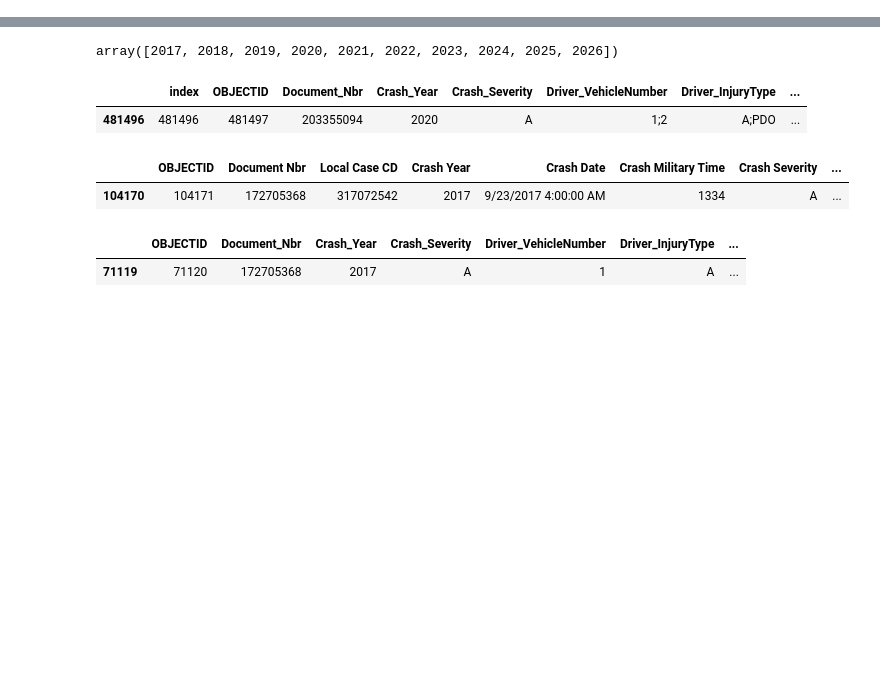
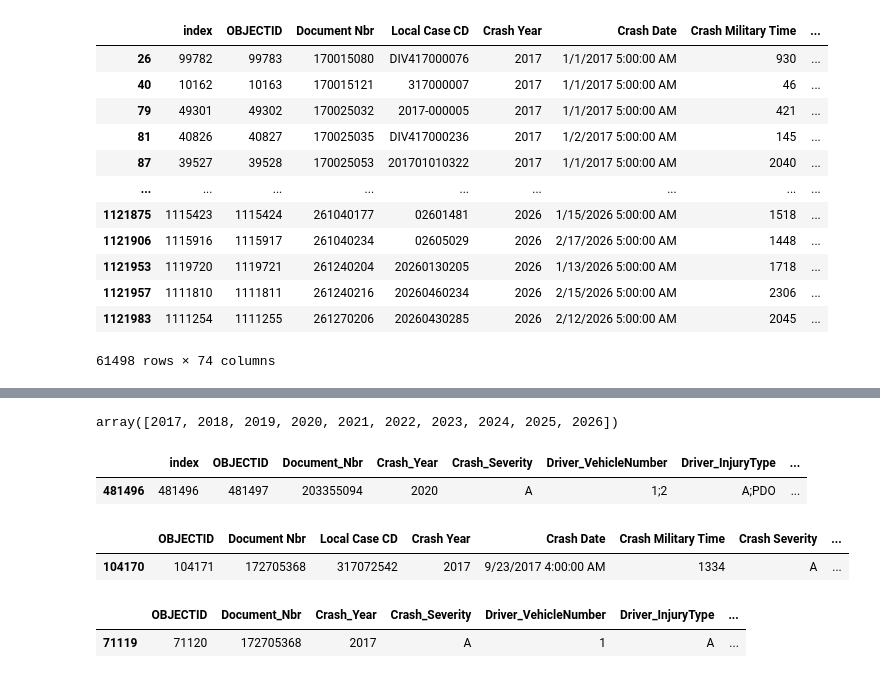
Before and after one commit to bencarneiro/ntsb, a Jupyter notebook: virginia/Untitled.ipynb, the cells around one changed output, grey strips where cells are left out. Cells and saved outputs as stored; diff of their text form; code cells hidden in the pictures; blank space fills up the shorter version.

```diff
--- a/virginia/Untitled.ipynb
+++ b/virginia/Untitled.ipynb
@@ -8,3 +8,27 @@ from datetime import datetime
 basic = pd.read_csv("virginia_basic.csv").sort_values(by="Document Nbr").reset_index()
 basic = basic[(basic['Crash Severity'] == "A") | (basic['Crash Severity'] == "K")]
 detail = pd.read_csv("virginia_detail.csv").sort_values(by="Document_Nbr").reset_index()
+# %%
+basic = pd.read_csv("virginia_basic.csv").sort_values(by="Document Nbr").reset_index()
+detail = pd.read_csv("virginia_detail.csv").sort_values(by="Document_Nbr").reset_index()
+# %%
+basic = basic[(basic['Crash Severity'] == "A") | (basic['Crash Severity'] == "K")]
+detail = detail[detail.index.isin(basic.index)]
+basic.to_csv("basic.csv")
+detail.to_csv("detail.csv")
+# %%
+basic
+# %% [output]
+|  | index | OBJECTID | Document Nbr | Local Case CD | Crash Year | Crash Date | Crash Military Time | ... |
+| 26 | 99782 | 99783 | 170015080 | DIV417000076 | 2017 | 1/1/2017 5:00:00 AM | 930 | ... |
+| 40 | 10162 | 10163 | 170015121 | 317000007 | 2017 | 1/1/2017 5:00:00 AM | 46 | ... |
+| 79 | 49301 | 49302 | 170025032 | 2017-000005 | 2017 | 1/1/2017 5:00:00 AM | 421 | ... |
+| 81 | 40826 | 40827 | 170025035 | DIV417000236 | 2017 | 1/2/2017 5:00:00 AM | 145 | ... |
+| 87 | 39527 | 39528 | 170025053 | 201701010322 | 2017 | 1/1/2017 5:00:00 AM | 2040 | ... |
+| ... | ... | ... | ... | ... | ... | ... | ... | ... |
+| 1121875 | 1115423 | 1115424 | 261040177 | 02601481 | 2026 | 1/15/2026 5:00:00 AM | 1518 | ... |
+| 1121906 | 1115916 | 1115917 | 261040234 | 02605029 | 2026 | 2/17/2026 5:00:00 AM | 1448 | ... |
+| 1121953 | 1119720 | 1119721 | 261240204 | 20260130205 | 2026 | 1/13/2026 5:00:00 AM | 1718 | ... |
+| 1121957 | 1111810 | 1111811 | 261240216 | 20260460234 | 2026 | 2/15/2026 5:00:00 AM | 2306 | ... |
+| 1121983 | 1111254 | 1111255 | 261270206 | 20260430285 | 2026 | 2/12/2026 5:00:00 AM | 2045 | ... |
+61498 rows × 74 columns
```
Also changed, not shown: parts of 1 cell of this notebook, 5 other files.
